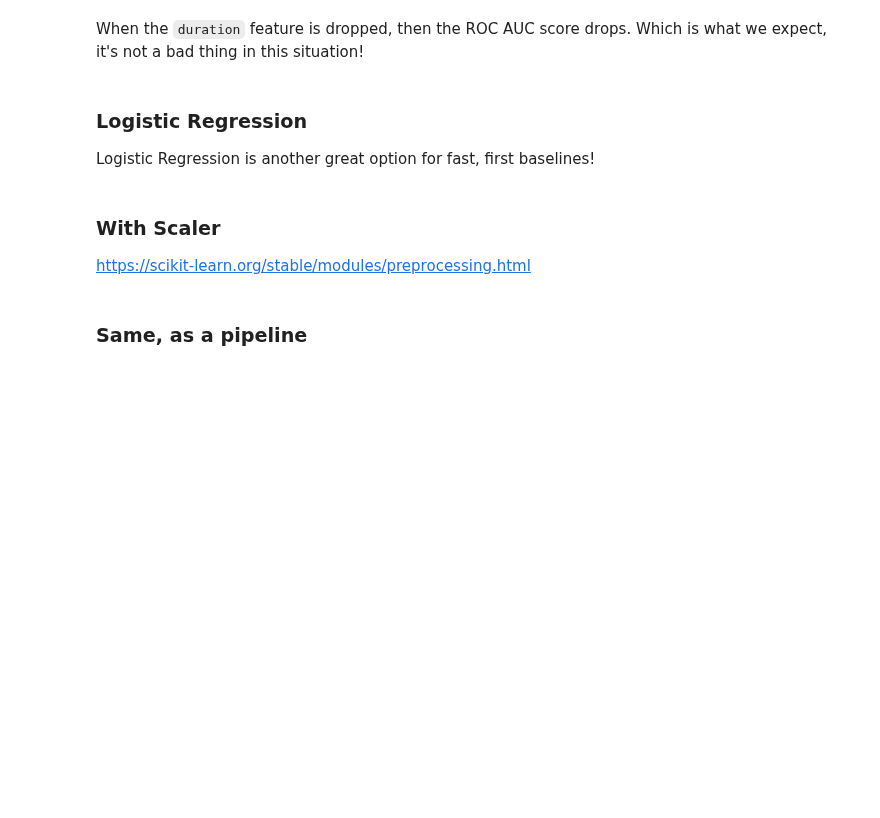
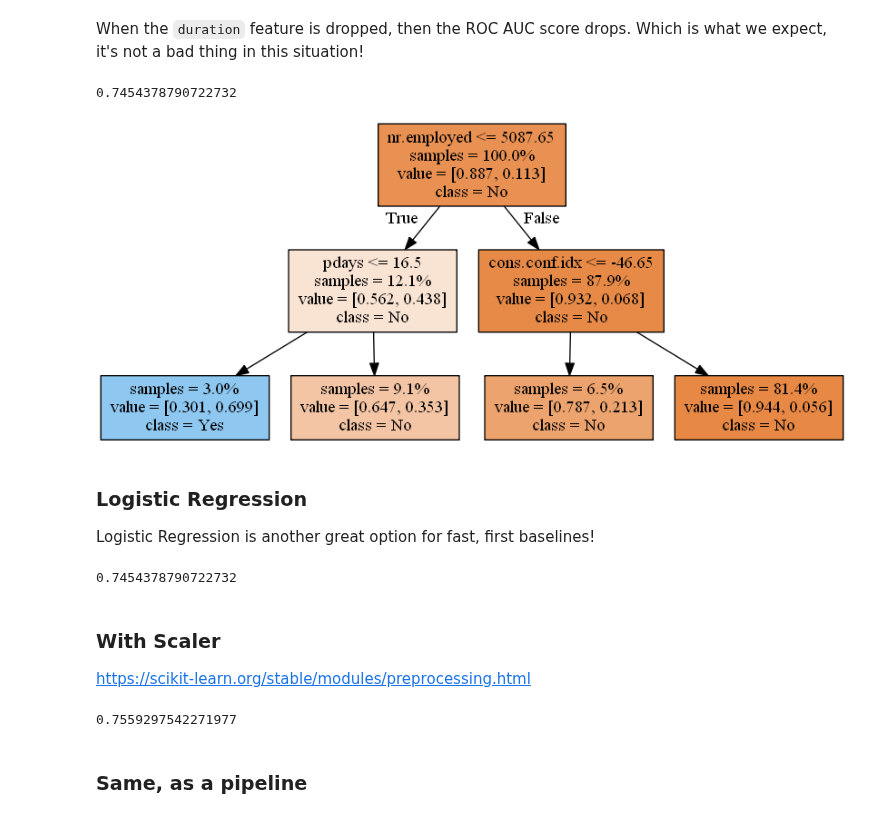
Before and after one commit to LambdaSchool/DS-Unit-2-Sprint-3-Classification-Validation, a Jupyter notebook: module2-baselines-validation/Copy_of_LS_DS_232_Baselines_Validation.ipynb, the cells around one changed output. Cells and saved outputs as stored; diff of their text form; code cells hidden in the pictures; blank space fills up the shorter version.

```diff
--- a/module2-baselines-validation/Copy_of_LS_DS_232_Baselines_Validation.ipynb
+++ b/module2-baselines-validation/Copy_of_LS_DS_232_Baselines_Validation.ipynb
@@ -173,17 +264,43 @@ graphviz.Source(dot_data)
 This baseline has a ROC AUC score above 0.85, and it uses the `duration` feature, as well as `nr.employed`, a "social and economic context attribute" for "number of employees - quarterly indicator."
 # %% [markdown]
 #### Let's drop the  `duration` feature
+# %%
+X_train = X_train.drop(columns='duration')
+X_val   = X_val.drop(columns='duration')
+X_test  = X_test.drop(columns='duration')
+
+X_train_numeric = X_train.select_dtypes('number')
+X_val_numeric   = X_val.select_dtypes('number')
 # %% [markdown]
 When the `duration` feature is dropped, then the ROC AUC score drops. Which is what we expect, it's not a bad thing in this situation!
+# %%
+tree = DecisionTreeClassifier(max_depth=2)
+tree.fit(X_train_numeric, y_train)
+y_pred_proba = tree.predict_proba(X_val_numeric)[:,1]
+roc_auc_score(y_val, y_pred_proba)
+# %% [output]
+0.7454378790722732
 # %%
-dot_data = export_graphviz(tree, out_file=None, feature_names=X_train_numeric.columns,
+dot_data = export_graphviz(tree, out_file='no_duration_tree.dot', feature_names=X_train_numeric.columns,
                            class_names=['No', 'Yes'], filled=True, impurity=False, proportion=True)
 
-graphviz.Source(dot_data)
+!dot -Tpng no_duration_tree.dot -o no_duration_tree.png
+Image('no_duration_tree.png')
+# %% [output]
+[figure, added]
 # %% [markdown]
 ### Logistic Regression
 
 Logistic Regression is another great option for fast, first baselines!
+# %%
+from sklearn.linear_model import LogisticRegression
+
+model = LogisticRegression(solver='lbfgs', max_iter=1000)
+model.fit(X_train_numeric, y_train)
+y_predict_proba = model.predict_proba(X_val_numeric)[:,1]
+roc_auc_score(y_val, y_pred_proba)
+# %% [output]
+0.7454378790722732
 # %% [markdown]
 ### With Scaler
 https://scikit-learn.org/stable/modules/preprocessing.html
@@ -191,5 +308,18 @@ https://scikit-learn.org/stable/modules/preprocessing.html
 import warnings
 from sklearn.exceptions import DataConversionWarning
 warnings.filterwarnings(action='ignore', category=DataConversionWarning)
+# %%
+from sklearn.preprocessing import StandardScaler
+
+scaler = StandardScaler()
+X_train_scaled = scaler.fit_transform(X_train_numeric)
+X_val_scaled = scaler.transform(X_val_numeric)
+
+model = LogisticRegression(solver='lbfgs', max_iter=1000)
+model.fit(X_train_scaled, y_train)
+y_pred_proba = model.predict_proba(X_val_scaled)[:,1]
+roc_auc_score(y_val, y_pred_proba)
+# %% [output]
+0.7559297542271977
 # %% [markdown]
 ### Same, as a pipeline
```
Also changed, not shown: parts of 30 cells of this notebook.
